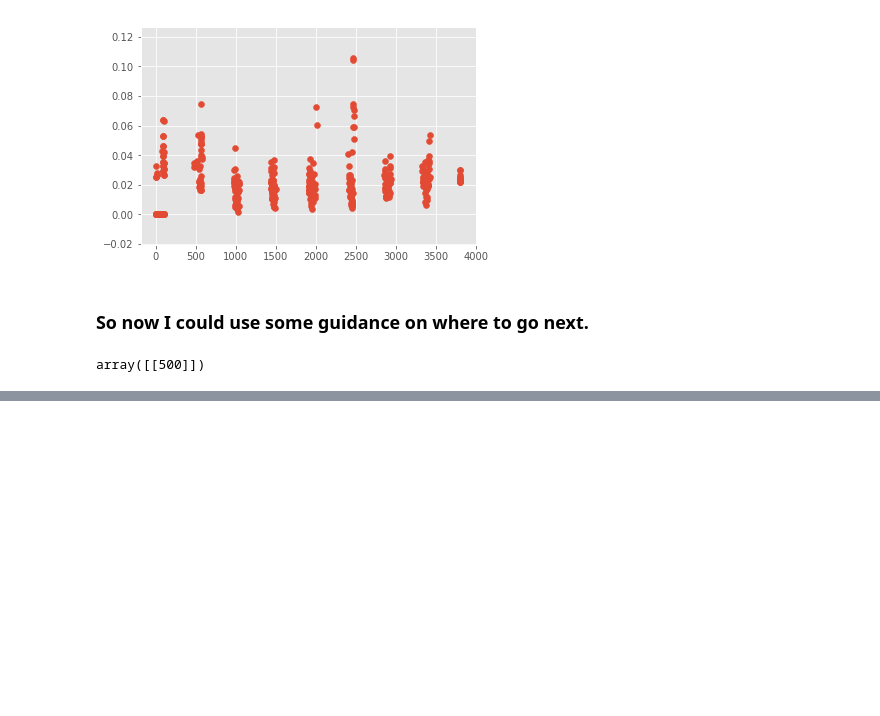
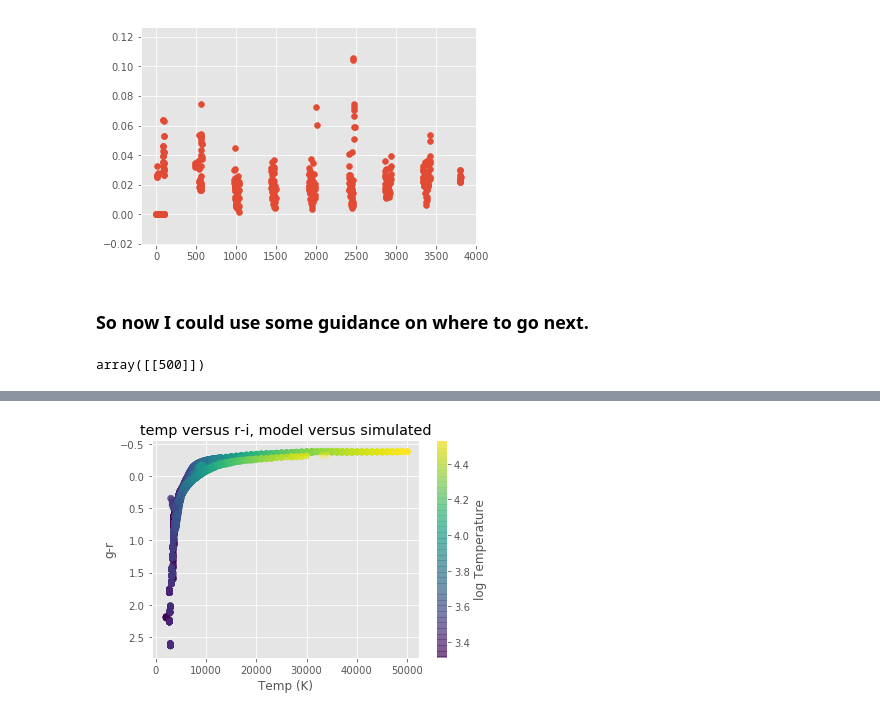
Before and after one commit to yoachim/LSST_narrowband, a Jupyter notebook: KDtrees_stuff.ipynb, the cells around one changed output, grey strips where cells are left out. Saved outputs shown, nothing was run; the diff lists cells and outputs as text; code cells hidden in the pictures; blank space fills up the shorter version.

```diff
--- a/KDtrees_stuff.ipynb
+++ b/KDtrees_stuff.ipynb
@@ -194,0 +373,13 @@ class stellar_param_fitter(object):
+# %%
+plt.scatter(model_atm_mags['Teff'], model_atm_mags['r']-model_atm_mags['i'],
+            c=np.log10(model_atm_mags['Teff']), alpha=.5)
+plt.scatter(sim_data['teff'], sim_data['rmag']-sim_data['imag'],
+            c=np.log10(sim_data['teff']), alpha=.4)
+cb = plt.colorbar()
+cb.set_label('log Temperature')
+plt.gca().invert_yaxis()
+plt.xlabel('Temp (K)')
+plt.ylabel('g-r')
+plt.title('temp versus r-i, model versus simulated');
+# %% [output]
+[figure, added]
```
Also changed, not shown: parts of 35 cells of this notebook, 2 other files.
